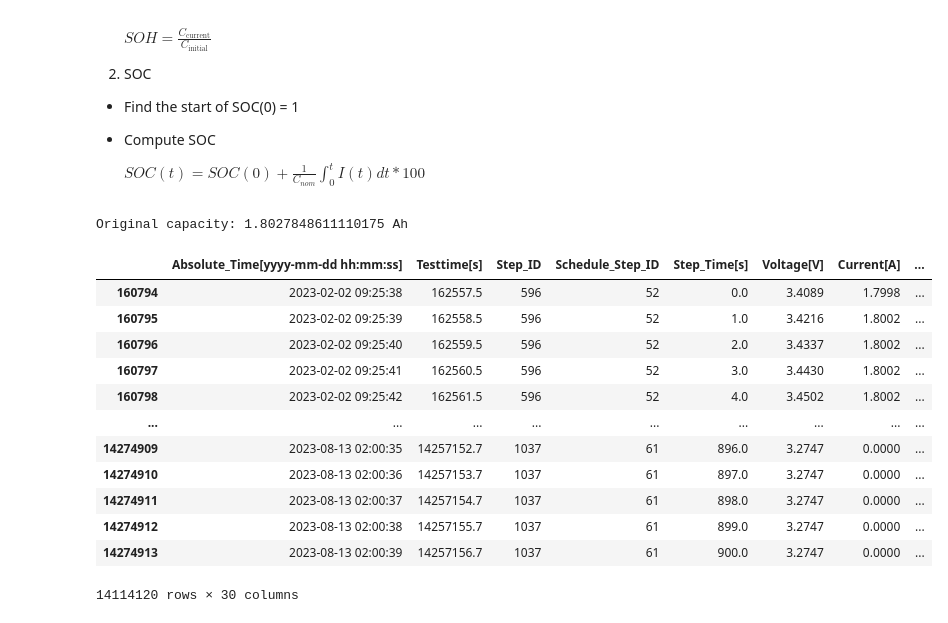
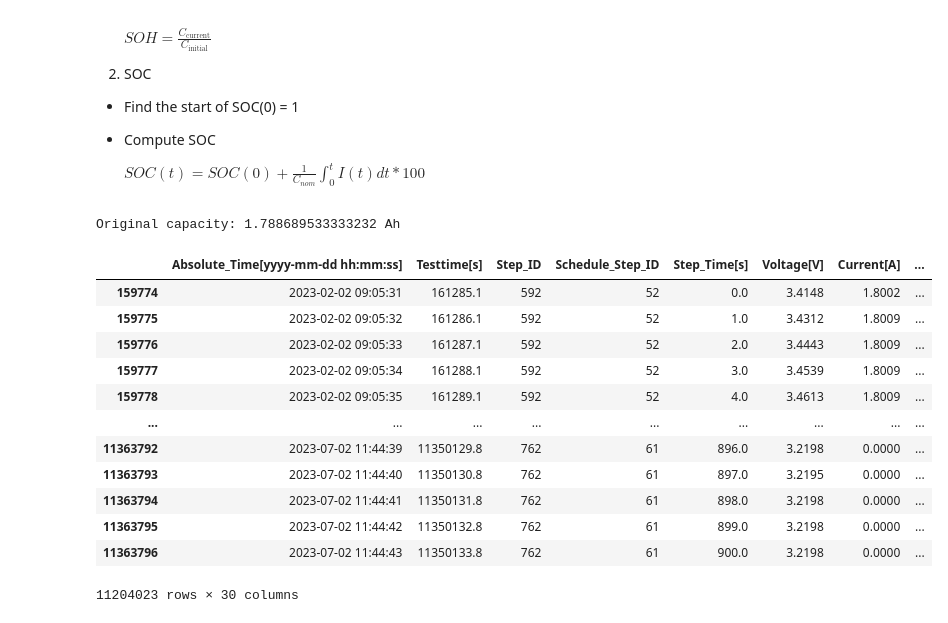
Before and after one commit to zzhuqshun/Thesis, a Jupyter notebook: 01_Datenaufbereitung/Data.ipynb, the cells around one changed output. Saved outputs shown, nothing was run; the diff lists cells and outputs as text; code cells hidden in the pictures.

```diff
--- a/01_Datenaufbereitung/Data.ipynb
+++ b/01_Datenaufbereitung/Data.ipynb
@@ -34,7 +34,7 @@ from tqdm import tqdm
 # %% [markdown]
 ## 2. Plot erstellen
 # %%
-df_file = pd.read_parquet("..\MGFarm_18650_Dataframes\MGFarm_18650_C21\df.parquet")
+df_file = pd.read_parquet("..\MGFarm_18650_Dataframes\MGFarm_18650_C29\df.parquet")
 df_file['Absolute_Time[yyyy-mm-dd hh:mm:ss]'] = pd.to_datetime(df_file['Absolute_Time[yyyy-mm-dd hh:mm:ss]'])
 # %%
 # Data filter
@@ -178,47 +178,47 @@ for idx, row in tqdm(filtered_data.iterrows(), total=len(filtered_data), desc="P
 
     if row['Absolute_Time[yyyy-mm-dd hh:mm:ss]'] >= soc_start and C_nom:
     # Calculate SOC
         delta_soc = (row['Current[A]'] * row['Time_diff']) / C_nom
         soc_t = soc_t0 + delta_soc
         # Reset SOC after CV phase from every Capacity test
         if row['Schedule_Step_ID'] == 5:
             soc_t = 1.0  # Fully charged during CV phase
         elif row['Voltage[V]'] >= V_max:
             soc_t = 1.0  # SOC at 1.0 if voltage is at maximum
         elif row['Voltage[V]'] <= V_min:
             soc_t = 0.0  # SOC if voltage is at minimum
 
         soc_t = max(0.0, min(soc_t, 1.0))
         soc_values.append((idx, soc_t))
         soc_t0 = soc_t
 
 print(f"Original capacity: {abs(C_initial)} Ah")
 
 for idx, soh_value in tqdm(soh_values, total=len(soh_values), desc="Updating SOH"):
     filtered_data.loc[idx, 'SOH_ZHU'] = soh_value
 
 filtered_data['SOH_ZHU'] = filtered_data['SOH_ZHU'].interpolate(method='linear')
 
 for idx, soc_value in tqdm(soc_values, total=len(soc_values), desc="Updating SOC"):
     filtered_data.loc[idx, 'SOC_ZHU'] = soc_value
 
-filtered_data.to_parquet('df_21.parquet',index = False)
+filtered_data.to_parquet('df_29.parquet',index = False)
 filtered_data
 # %% [output]
-Original capacity: 1.8027848611110175 Ah
+Original capacity: 1.788689533333232 Ah
 |  | Absolute_Time[yyyy-mm-dd hh:mm:ss] | Testtime[s] | Step_ID | Schedule_Step_ID | Step_Time[s] | Voltage[V] | Current[A] | ... |
-| 160794 | 2023-02-02 09:25:38 | 162557.5 | 596 | 52 | 0.0 | 3.4089 | 1.7998 | ... |
-| 160795 | 2023-02-02 09:25:39 | 162558.5 | 596 | 52 | 1.0 | 3.4216 | 1.8002 | ... |
-| 160796 | 2023-02-02 09:25:40 | 162559.5 | 596 | 52 | 2.0 | 3.4337 | 1.8002 | ... |
-| 160797 | 2023-02-02 09:25:41 | 162560.5 | 596 | 52 | 3.0 | 3.4430 | 1.8002 | ... |
-| 160798 | 2023-02-02 09:25:42 | 162561.5 | 596 | 52 | 4.0 | 3.4502 | 1.8002 | ... |
+| 159774 | 2023-02-02 09:05:31 | 161285.1 | 592 | 52 | 0.0 | 3.4148 | 1.8002 | ... |
+| 159775 | 2023-02-02 09:05:32 | 161286.1 | 592 | 52 | 1.0 | 3.4312 | 1.8009 | ... |
+| 159776 | 2023-02-02 09:05:33 | 161287.1 | 592 | 52 | 2.0 | 3.4443 | 1.8009 | ... |
+| 159777 | 2023-02-02 09:05:34 | 161288.1 | 592 | 52 | 3.0 | 3.4539 | 1.8009 | ... |
+| 159778 | 2023-02-02 09:05:35 | 161289.1 | 592 | 52 | 4.0 | 3.4613 | 1.8009 | ... |
 | ... | ... | ... | ... | ... | ... | ... | ... | ... |
-| 14274909 | 2023-08-13 02:00:35 | 14257152.7 | 1037 | 61 | 896.0 | 3.2747 | 0.0000 | ... |
-| 14274910 | 2023-08-13 02:00:36 | 14257153.7 | 1037 | 61 | 897.0 | 3.2747 | 0.0000 | ... |
-| 14274911 | 2023-08-13 02:00:37 | 14257154.7 | 1037 | 61 | 898.0 | 3.2747 | 0.0000 | ... |
-| 14274912 | 2023-08-13 02:00:38 | 14257155.7 | 1037 | 61 | 899.0 | 3.2747 | 0.0000 | ... |
-| 14274913 | 2023-08-13 02:00:39 | 14257156.7 | 1037 | 61 | 900.0 | 3.2747 | 0.0000 | ... |
+| 11363792 | 2023-07-02 11:44:39 | 11350129.8 | 762 | 61 | 896.0 | 3.2198 | 0.0000 | ... |
+| 11363793 | 2023-07-02 11:44:40 | 11350130.8 | 762 | 61 | 897.0 | 3.2195 | 0.0000 | ... |
+| 11363794 | 2023-07-02 11:44:41 | 11350131.8 | 762 | 61 | 898.0 | 3.2198 | 0.0000 | ... |
+| 11363795 | 2023-07-02 11:44:42 | 11350132.8 | 762 | 61 | 899.0 | 3.2198 | 0.0000 | ... |
+| 11363796 | 2023-07-02 11:44:43 | 11350133.8 | 762 | 61 | 900.0 | 3.2198 | 0.0000 | ... |
-14114120 rows × 30 columns
+11204023 rows × 30 columns
 # %%
 plt.figure(figsize=(10, 8))
 plt.plot(filtered_data['Absolute_Time[yyyy-mm-dd hh:mm:ss]'], filtered_data['SOH_ZHU'], linestyle='-', color='blue', label='SOH_ZHU')
```
Also changed, not shown: parts of 3 cells of this notebook.
